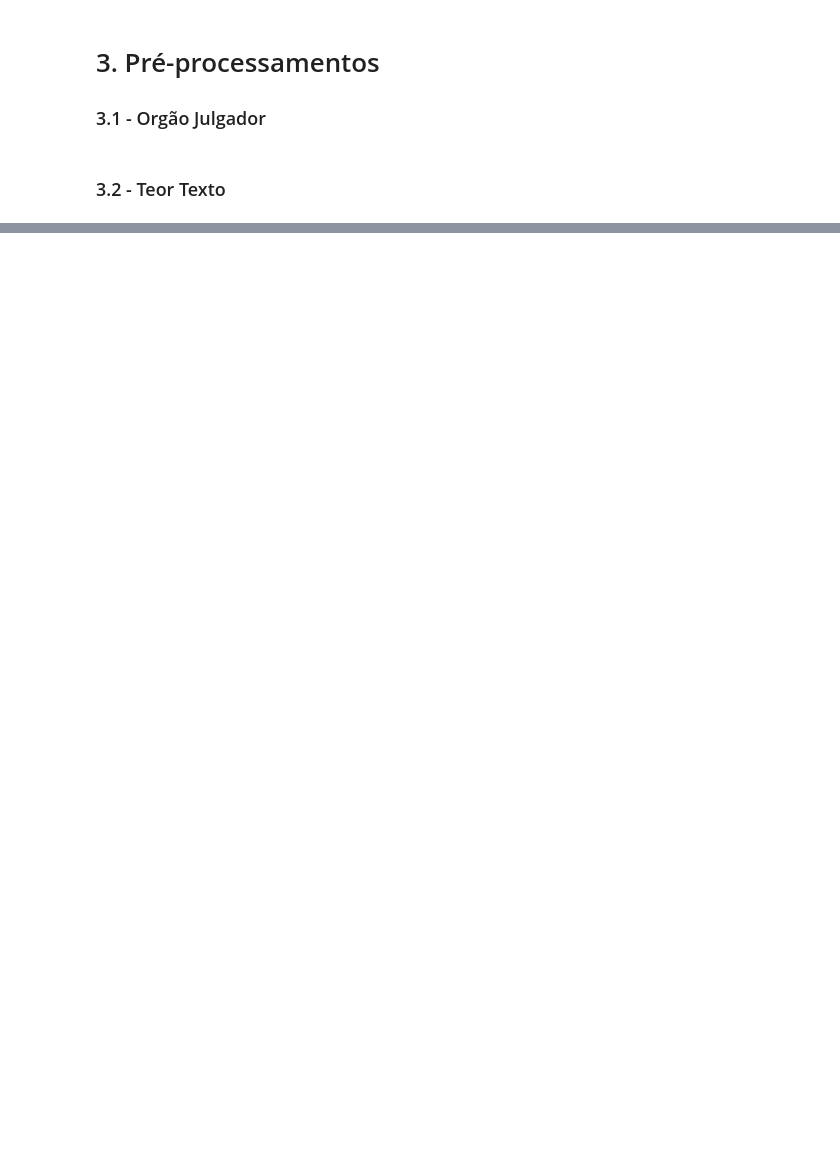
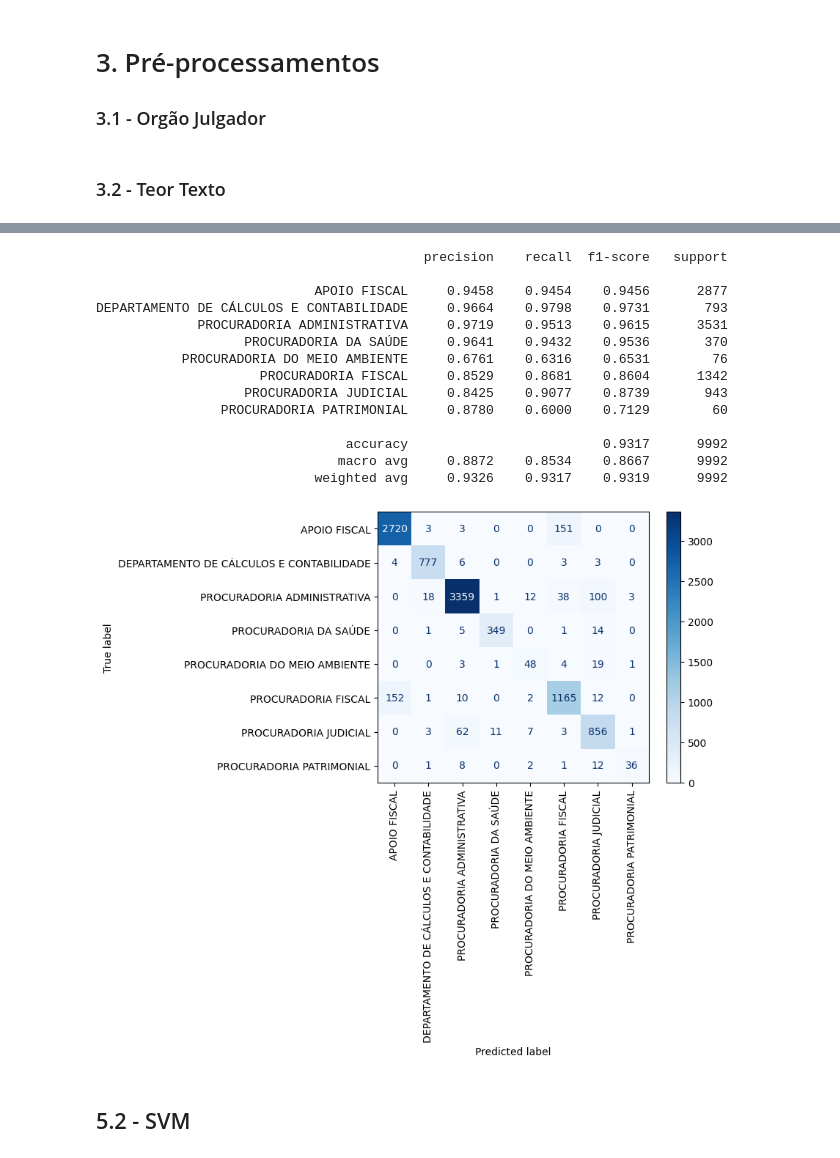
Before and after one commit to Esdras-Daniel/pgm-dataanalysis, a Jupyter notebook: 006_new_classificator_metadata.ipynb, the cells around one changed output, grey strips where cells are left out. Drawn from its saved outputs; the diff is of its cells as text; code cells hidden in the pictures; blank space fills up the shorter version.

Commit message:
modelo de classificaçao setor_destino v2

```diff
--- a/006_new_classificator_metadata.ipynb
+++ b/006_new_classificator_metadata.ipynb
@@ -122,8 +223,8 @@ Name: proportion, dtype: float64
 # %%
 from sklearn.model_selection import train_test_split
 
-X, y = df_filtrado[['teor_texto', 'assuntos', 'cod_classe_processual', 'orgao_julgador']], df_filtrado['setor_destino']
-X_train, X_test, y_train, y_test = train_test_split(X, y, test_size=0.2, stratify=y, random_state=42)
+#X, y = df_filtrado[['teor_texto', 'assuntos', 'cod_classe_processual', 'orgao_julgador']].copy(), df_filtrado['setor_destino'].copy()
+X_train, X_test, y_train, y_test = train_test_split(X_filtered, y_filtered, test_size=0.2, stratify=y_filtered, random_state=42)
 
 print(f'Train shape: {X_train.shape}')
 print(f'Test shape: {X_test.shape}')
@@ -197,11 +289,11 @@ def preprocessa_teor_texto(text: str) -> str:
     if m:
         text = text[m.end():] # corta tudo até o fim do match do cabeçalho
 
-    # Rodapé: "Natal/RN" com ou sem espaços e case-insensitive
+    '''# Rodapé: "Natal/RN" com ou sem espaços e case-insensitive
     re_rodape = re.compile(r'N\s*A\s*T\s*A\s*L\s*/\s*R\s*N', flags=re.IGNORECASE)
     r = re_rodape.search(text)
     if r:
-        text = text[:r.start()] # corta a partir do inicio do rodapé
+        text = text[:r.start()] # corta a partir do inicio do rodapé'''
 
     text = re.sub(r'\s+', ' ', text)
 
@@ -211,0 +411,13 @@ X_test['teor_texto'] = X_test['teor_texto'].apply(preprocessa_teor_texto)
+# %%
+from sklearn.model_selection import RandomizedSearchCV, StratifiedKFold
+from sklearn.pipeline import Pipeline
+from scipy.stats import loguniform, uniform, randint
+import warnings
+warnings.filterwarnings('ignore')
+
+skf = StratifiedKFold(n_splits=5, shuffle=True)
+
+params_search_transformation = {
+    'preprocessor__tfidf__max_features': [128, 256, 512, 1024, 2048],
+    'preprocessor__tfidf__ngram_range': [(1,1), (1, 2), (1, 3), (1, 4)]
+}
@@ -211,0 +458,4 @@ X_test['teor_texto'] = X_test['teor_texto'].apply(preprocessa_teor_texto)
+# %%
+y_pred = lr_random_search.best_estimator_.predict(X_test)
+
+pd.DataFrame(lr_random_search.cv_results_).sort_values('mean_test_score', ascending=False).head()
@@ -211,0 +481,32 @@ X_test['teor_texto'] = X_test['teor_texto'].apply(preprocessa_teor_texto)
+# %%
+from sklearn.metrics import ConfusionMatrixDisplay, classification_report
+import matplotlib.pyplot as plt
+
+print(classification_report(y_true=y_test, y_pred=y_pred, digits=4))
+
+ConfusionMatrixDisplay.from_predictions(
+    y_test,
+    y_pred,
+    cmap=plt.cm.Blues,
+    xticks_rotation=90
+)
+
+plt.show()
+# %% [output]
+                                          precision    recall  f1-score   support
+
+                            APOIO FISCAL     0.9458    0.9454    0.9456      2877
+DEPARTAMENTO DE CÁLCULOS E CONTABILIDADE     0.9664    0.9798    0.9731       793
+             PROCURADORIA ADMINISTRATIVA     0.9719    0.9513    0.9615      3531
+                   PROCURADORIA DA SAÚDE     0.9641    0.9432    0.9536       370
+           PROCURADORIA DO MEIO AMBIENTE     0.6761    0.6316    0.6531        76
+                     PROCURADORIA FISCAL     0.8529    0.8681    0.8604      1342
+                   PROCURADORIA JUDICIAL     0.8425    0.9077    0.8739       943
+                PROCURADORIA PATRIMONIAL     0.8780    0.6000    0.7129        60
+
+                                accuracy                         0.9317      9992
+                               macro avg     0.8872    0.8534    0.8667      9992
+                            weighted avg     0.9326    0.9317    0.9319      9992
+[figure, added]
+# %% [markdown]
+## 5.2 - SVM
```
Also changed, not shown: parts of 41 cells of this notebook, 1 other file.
